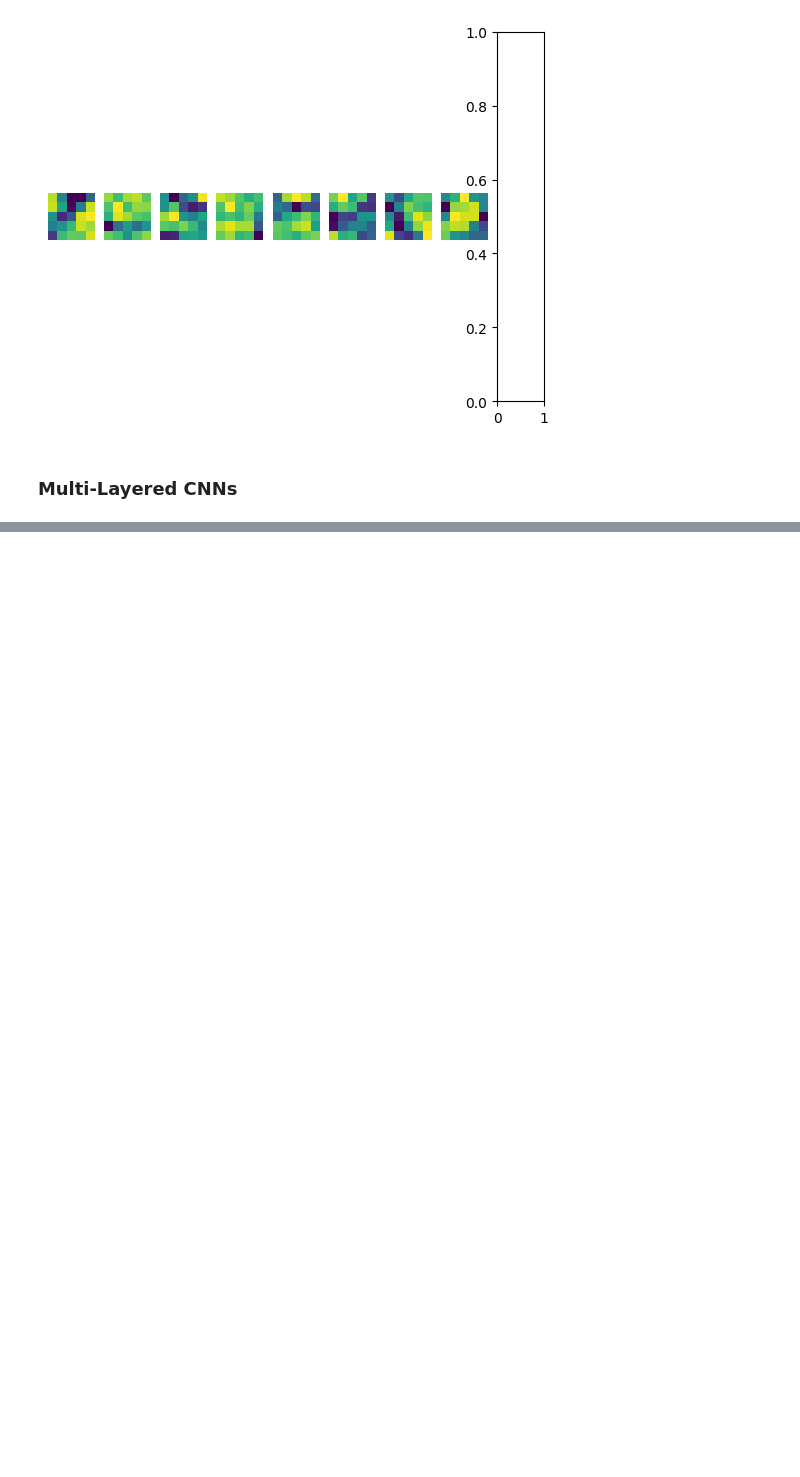
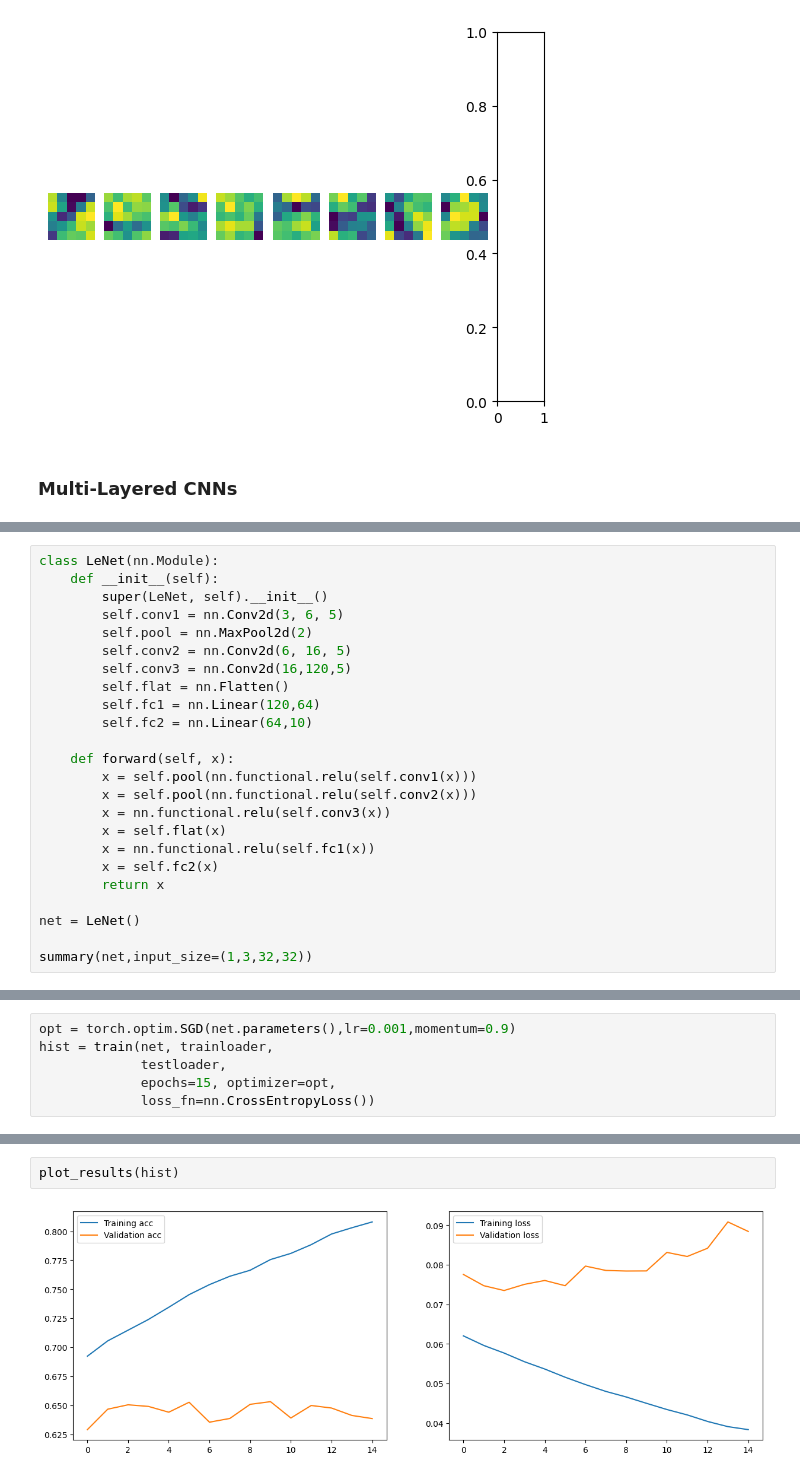
Before and after one commit to lokeshcv/ComputerVisionDeepLearning, a Jupyter notebook: pytorch_vision_CNN.ipynb, the cells around one changed output, grey strips where cells are left out. Drawn from its saved outputs; the diff is of its cells as text; blank space fills up the shorter version.

```diff
--- a/pytorch_vision_CNN.ipynb
+++ b/pytorch_vision_CNN.ipynb
@@ -281,0 +378,24 @@ with torch.no_grad():
+# %%
+class LeNet(nn.Module):
+    def __init__(self):
+        super(LeNet, self).__init__()
+        self.conv1 = nn.Conv2d(3, 6, 5)
+        self.pool = nn.MaxPool2d(2)
+        self.conv2 = nn.Conv2d(6, 16, 5)
+        self.conv3 = nn.Conv2d(16,120,5)
+        self.flat = nn.Flatten()
+        self.fc1 = nn.Linear(120,64)
+        self.fc2 = nn.Linear(64,10)
+
+    def forward(self, x):
+        x = self.pool(nn.functional.relu(self.conv1(x)))
+        x = self.pool(nn.functional.relu(self.conv2(x)))
+        x = nn.functional.relu(self.conv3(x))
+        x = self.flat(x)
+        x = nn.functional.relu(self.fc1(x))
+        x = self.fc2(x)
+        return x
+
+net = LeNet()
+
+summary(net,input_size=(1,3,32,32))
@@ -281,0 +422,6 @@ with torch.no_grad():
+# %%
+opt = torch.optim.SGD(net.parameters(),lr=0.001,momentum=0.9)
+hist = train(net, trainloader,
+             testloader,
+             epochs=15, optimizer=opt,
+             loss_fn=nn.CrossEntropyLoss())
@@ -281,0 +444,4 @@ with torch.no_grad():
+# %%
+plot_results(hist)
+# %% [output]
+[figure, added]
```
Also changed, not shown: parts of 14 cells of this notebook.
